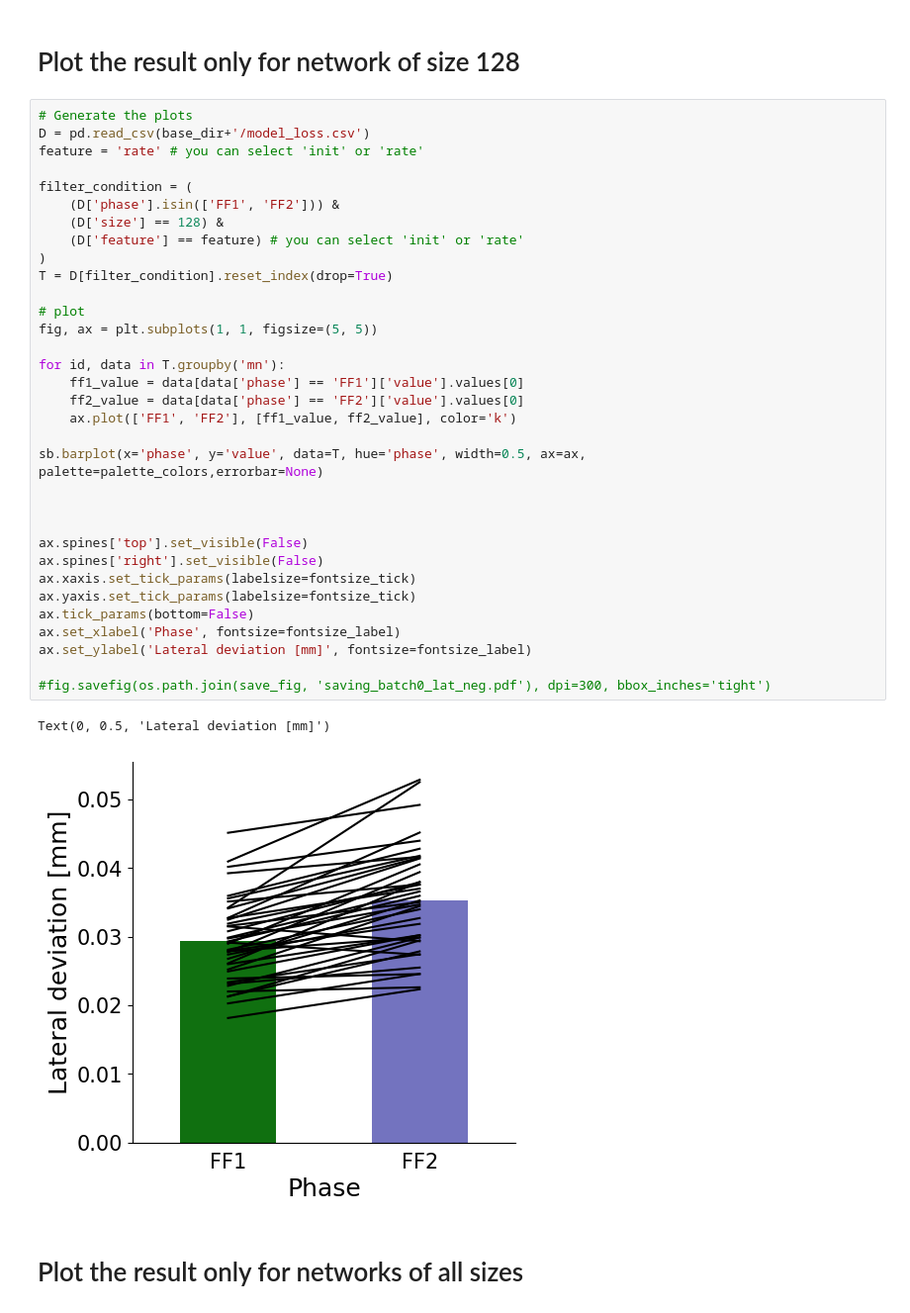
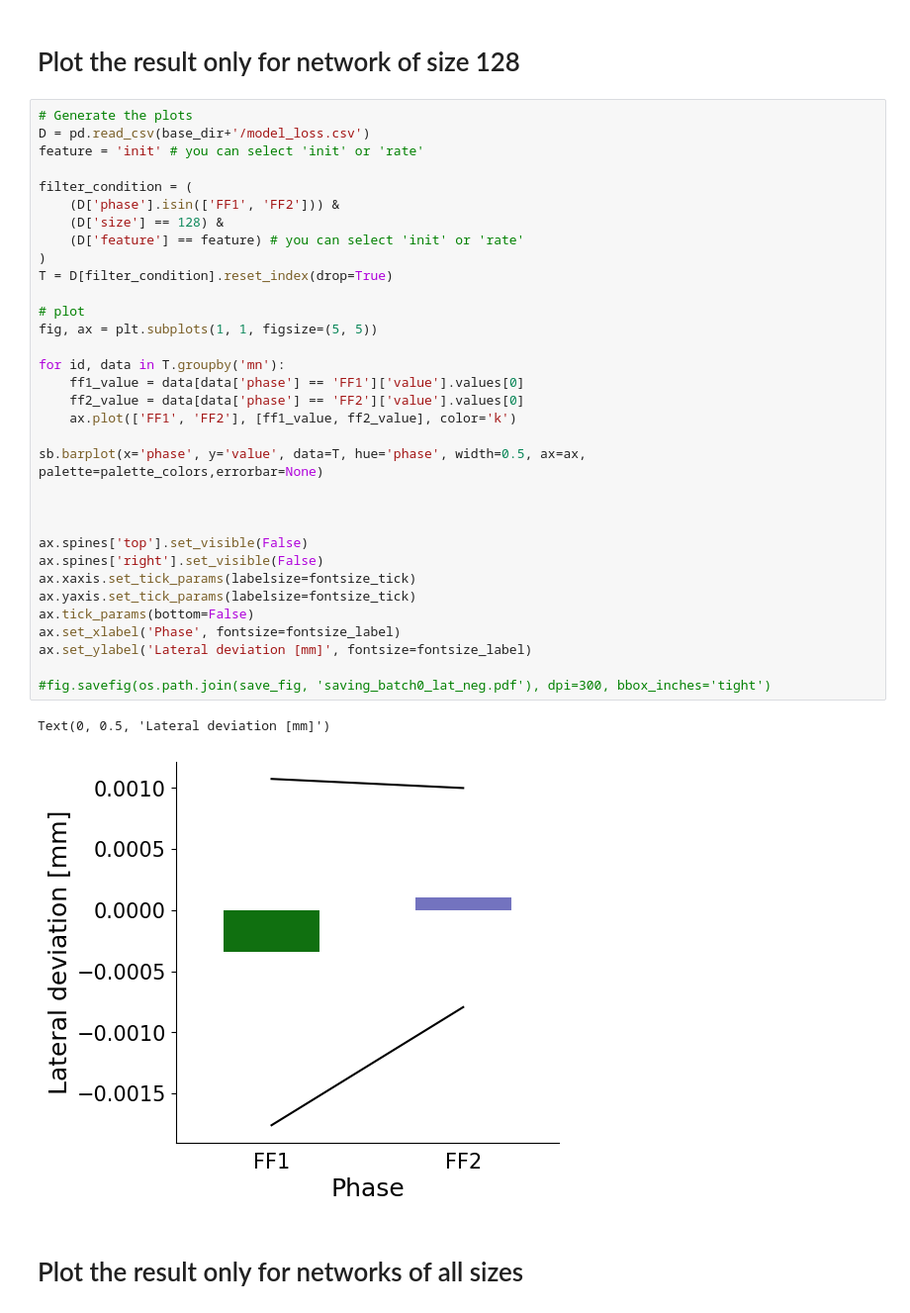
Before and after one commit to mshahbazi1997/MotorSavingModel, a Jupyter notebook: results/result_behav.ipynb, the cells around one changed output. Shown at 99% size. Saved outputs shown, nothing was run; the diff lists cells and outputs as text.

```diff
--- a/results/result_behav.ipynb
+++ b/results/result_behav.ipynb
@@ -118,39 +154,39 @@ D.to_csv(base_dir+'/model_loss.csv',index=False)
 # %%
 # Generate the plots
 D = pd.read_csv(base_dir+'/model_loss.csv')
-feature = 'rate' # you can select 'init' or 'rate'
+feature = 'init' # you can select 'init' or 'rate'
 
 filter_condition = (
     (D['phase'].isin(['FF1', 'FF2'])) &
     (D['size'] == 128) &
     (D['feature'] == feature) # you can select 'init' or 'rate'
 )
 T = D[filter_condition].reset_index(drop=True)
 
 # plot
 fig, ax = plt.subplots(1, 1, figsize=(5, 5))
 
 for id, data in T.groupby('mn'):
     ff1_value = data[data['phase'] == 'FF1']['value'].values[0]
     ff2_value = data[data['phase'] == 'FF2']['value'].values[0]
     ax.plot(['FF1', 'FF2'], [ff1_value, ff2_value], color='k')
 
 sb.barplot(x='phase', y='value', data=T, hue='phase', width=0.5, ax=ax, palette=palette_colors,errorbar=None)
 
 
 
 ax.spines['top'].set_visible(False)
 ax.spines['right'].set_visible(False)
 ax.xaxis.set_tick_params(labelsize=fontsize_tick)
 ax.yaxis.set_tick_params(labelsize=fontsize_tick)
 ax.tick_params(bottom=False)
 ax.set_xlabel('Phase', fontsize=fontsize_label)
 ax.set_ylabel('Lateral deviation [mm]', fontsize=fontsize_label)
 
 #fig.savefig(os.path.join(save_fig, 'saving_batch0_lat_neg.pdf'), dpi=300, bbox_inches='tight')
 # %% [output]
 Text(0, 0.5, 'Lateral deviation [mm]')
-[figure, old version]
+[figure, new version]
 # %% [markdown]
 # Plot the result only for networks of all sizes
 # %%
```
Also changed, not shown: parts of 11 cells of this notebook, 4 other files.
